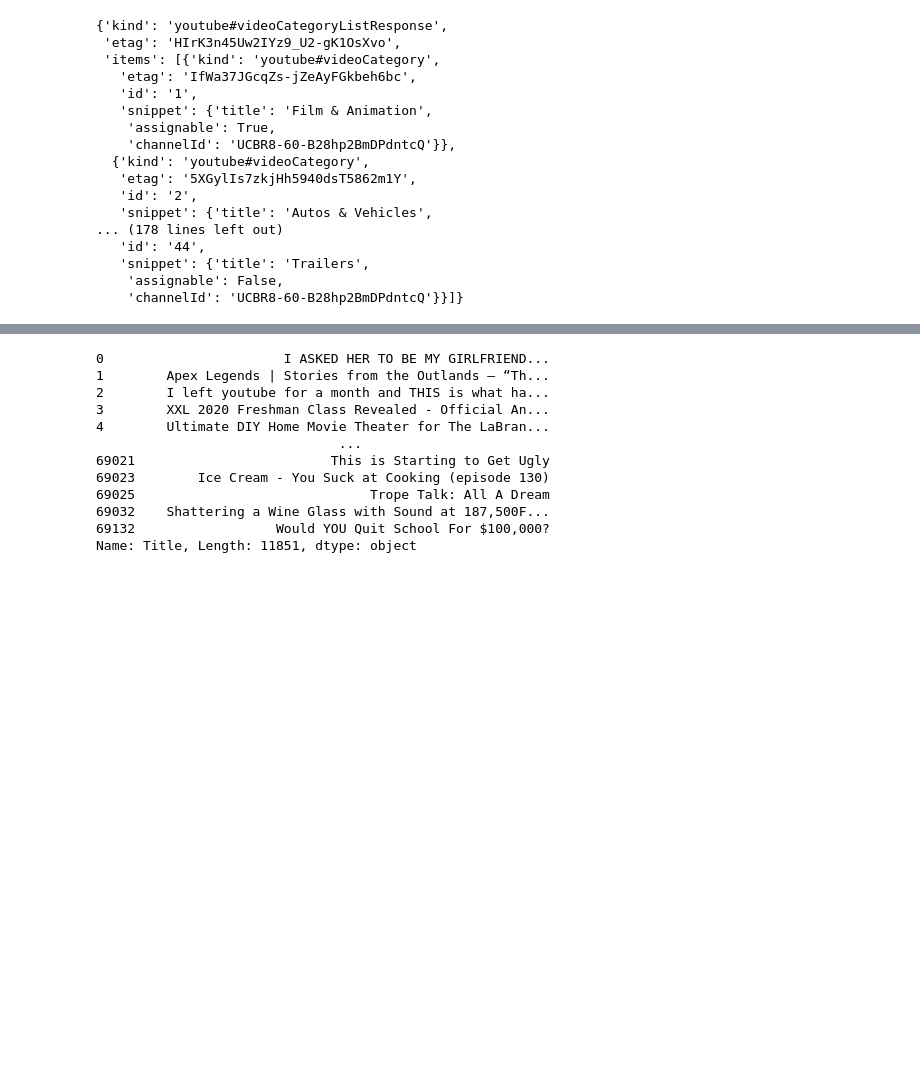
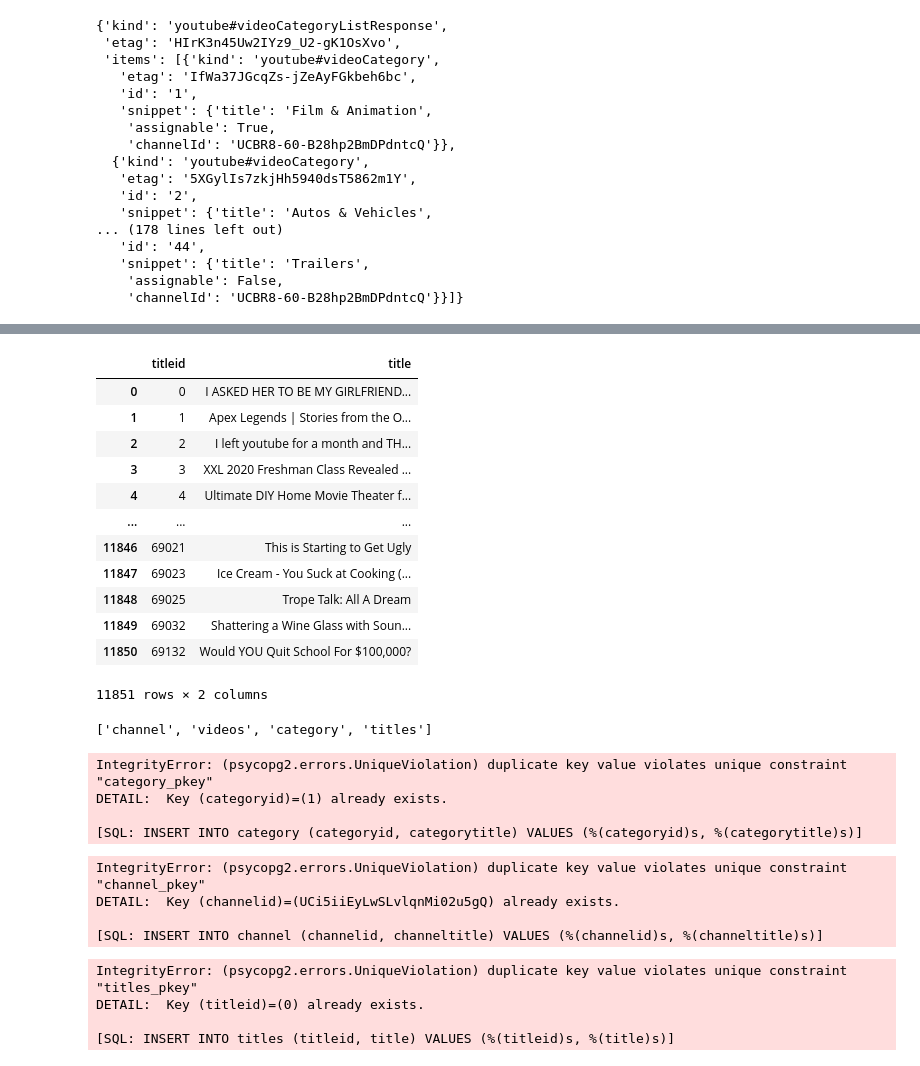
Before and after one commit to ichakrabarty/Grp_5---Youtube-Trending, a Jupyter notebook: main.sq.ipynb, the cells around one changed output, grey strips where cells are left out. Saved outputs shown, nothing was run; the diff lists cells and outputs as text; code cells hidden in the pictures; blank space fills up the shorter version.

```diff
--- a/main.sq.ipynb
+++ b/main.sq.ipynb
@@ -227,18 +243,19 @@ channel_df
 | 69018 | UCj0wNjiFUUaHw_Uc_QHybMg | Quadeca Exclusives |
 3628 rows × 2 columns
 # %%
-title_df = youtube_df['Title'].drop_duplicates()
+title_df = youtube_df['Title'].drop_duplicates().reset_index().rename(columns = {'index' : 'titleid','Title':'title'})
 title_df
 # %% [output]
+|  | titleid | title |
+| 0 | 0 | I ASKED HER TO BE MY GIRLFRIEND... |
+| 1 | 1 | Apex Legends | Stories from the O... |
+| 2 | 2 | I left youtube for a month and TH... |
+| 3 | 3 | XXL 2020 Freshman Class Revealed ... |
+| 4 | 4 | Ultimate DIY Home Movie Theater f... |
+| ... | ... | ... |
+| 11846 | 69021 | This is Starting to Get Ugly |
+| 11847 | 69023 | Ice Cream - You Suck at Cooking (... |
+| 11848 | 69025 | Trope Talk: All A Dream |
+| 11849 | 69032 | Shattering a Wine Glass with Soun... |
+| 11850 | 69132 | Would YOU Quit School For $100,000? |
-0                       I ASKED HER TO BE MY GIRLFRIEND...
-1        Apex Legends | Stories from the Outlands – “Th...
-2        I left youtube for a month and THIS is what ha...
-3        XXL 2020 Freshman Class Revealed - Official An...
-4        Ultimate DIY Home Movie Theater for The LaBran...
-                               ...
-69021                         This is Starting to Get Ugly
-69023        Ice Cream - You Suck at Cooking (episode 130)
-69025                              Trope Talk: All A Dream
-69032    Shattering a Wine Glass with Sound at 187,500F...
-69132                  Would YOU Quit School For $100,000?
-Name: Title, Length: 11851, dtype: object
+11851 rows × 2 columns
@@ -244,0 +267,25 @@ Name: Title, Length: 11851, dtype: object
+# %%
+engine.table_names()
+# %% [output]
+['channel', 'videos', 'category', 'titles']
+# %%
+categories_df.to_sql(name='category', con=engine, if_exists='append', index=False)
+# %% [output]
+IntegrityError: (psycopg2.errors.UniqueViolation) duplicate key value violates unique constraint "category_pkey"
+DETAIL:  Key (categoryid)=(1) already exists.
+
+[SQL: INSERT INTO category (categoryid, categorytitle) VALUES (%(categoryid)s, %(categorytitle)s)]
+# %%
+channel_df.to_sql(name='channel', con=engine, if_exists='append', index=False)
+# %% [output]
+IntegrityError: (psycopg2.errors.UniqueViolation) duplicate key value violates unique constraint "channel_pkey"
+DETAIL:  Key (channelid)=(UCi5iiEyLwSLvlqnMi02u5gQ) already exists.
+
+[SQL: INSERT INTO channel (channelid, channeltitle) VALUES (%(channelid)s, %(channeltitle)s)]
+# %%
+title_df.to_sql(name='titles', con=engine, if_exists='append', index=False)
+# %% [output]
+IntegrityError: (psycopg2.errors.UniqueViolation) duplicate key value violates unique constraint "titles_pkey"
+DETAIL:  Key (titleid)=(0) already exists.
+
+[SQL: INSERT INTO titles (titleid, title) VALUES (%(titleid)s, %(title)s)]
```
Also changed, not shown: parts of 9 cells of this notebook.
